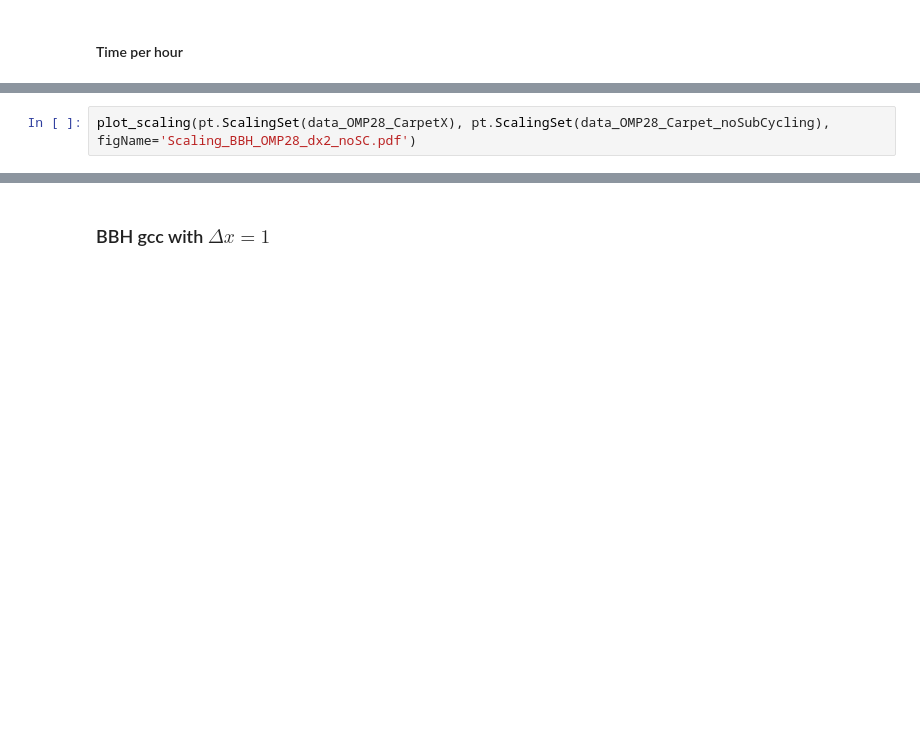
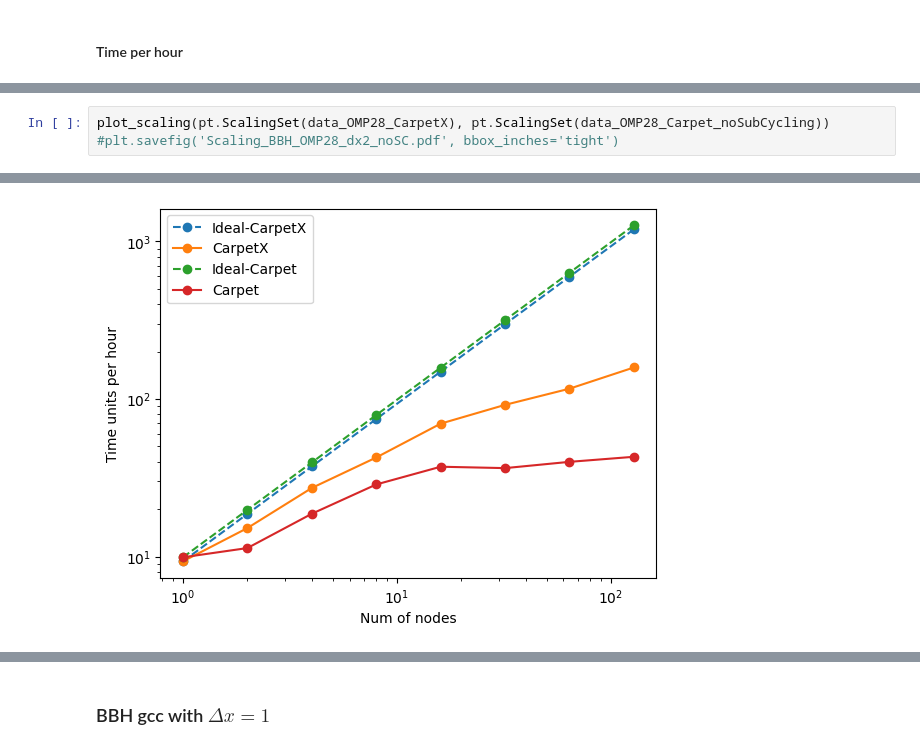
Before and after one commit to lwJi/Docs-CarpetX-Public, a Jupyter notebook: ipynb/plots/Scaling/Strong_CPU.ipynb, the cells around one changed output, grey strips where cells are left out. Drawn from its saved outputs; the diff is of its cells as text; blank space fills up the shorter version.

```diff
--- a/ipynb/plots/Scaling/Strong_CPU.ipynb
+++ b/ipynb/plots/Scaling/Strong_CPU.ipynb
@@ -214,3 +213,4 @@ plot_scaling(pt.ScalingSet(data_OMP28_CarpetX), pt.ScalingSet(data_OMP28_Carpet_
 # %%
-plot_scaling(pt.ScalingSet(data_OMP28_CarpetX), pt.ScalingSet(data_OMP28_Carpet_noSubCycling), figName='Scaling_BBH_OMP28_dx2_noSC.pdf')
+plot_scaling(pt.ScalingSet(data_OMP28_CarpetX), pt.ScalingSet(data_OMP28_Carpet_noSubCycling))
+#plt.savefig('Scaling_BBH_OMP28_dx2_noSC.pdf', bbox_inches='tight')
 # %% [output]
@@ -218 +217,2 @@ plot_scaling(pt.ScalingSet(data_OMP28_CarpetX), pt.ScalingSet(data_OMP28_Carpet_
+[figure, added]
 # %%
```
Also changed, not shown: parts of 10 cells of this notebook.
